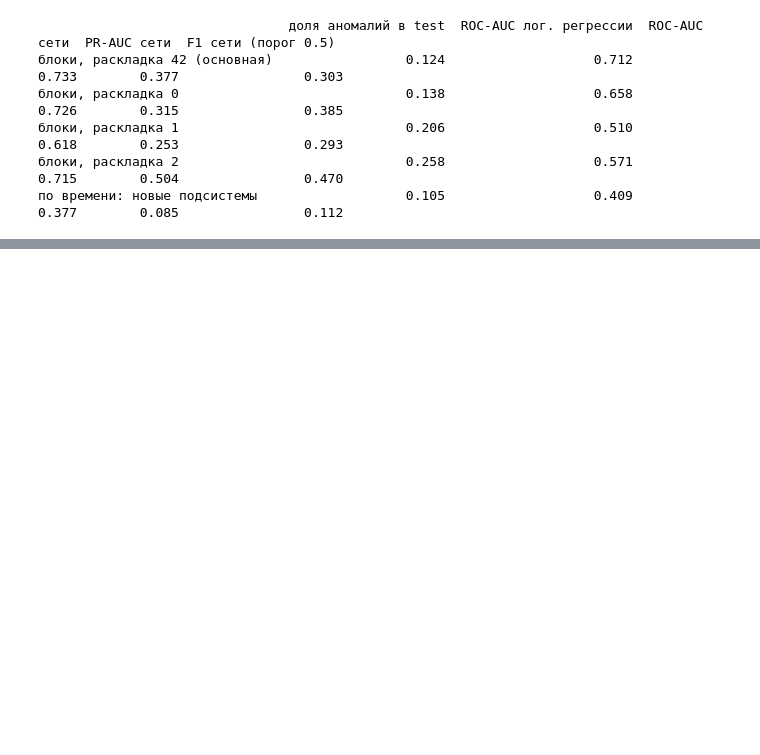
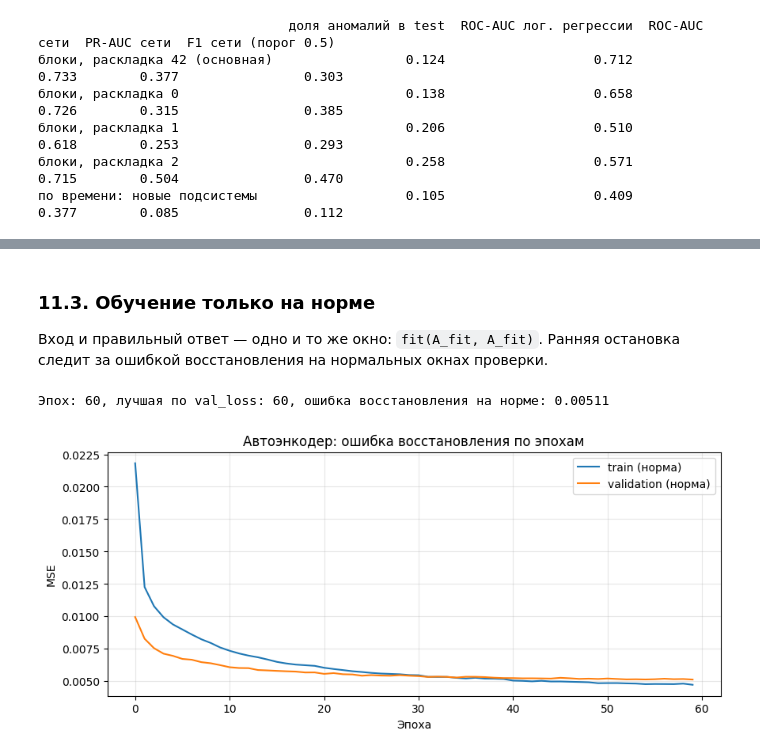
Before and after one commit to knfwsss/kadry-dlya-kosmosa, a Jupyter notebook: lab02_TensorFlow_v2/lab2_classification_nn.ipynb, the cells around one changed output, grey strips where cells are left out. Saved outputs shown, nothing was run; the diff lists cells and outputs as text; code cells hidden in the pictures; blank space fills up the shorter version.

Commit message:
Добавить автоэнкодер в ЛР2 v2 отдельным ноутбуком
Доп. задание: обучение только на нормальной телеметрии SMAP_train, детекция по ошибке восстановления; обновлён основной ноутбук и README.

```diff
--- a/lab02_TensorFlow_v2/lab2_classification_nn.ipynb
+++ b/lab02_TensorFlow_v2/lab2_classification_nn.ipynb
@@ -789,0 +841,19 @@ print(robust.round(3))
+# %%
+# Лукавенко. Автоэнкодер: кодер сжимает окно до 16 чисел, декодер восстанавливает
+def build_autoencoder(n_in):
+    model = Sequential([
+        Input(shape=(n_in,)),             # вход: окно 1250 чисел
+        Dense(256, activation="relu"),    # кодер: 1250 -> 256
+        Dense(64, activation="relu"),     # кодер: 256 -> 64
+        Dense(16, activation="relu"),     # код — «узкое горлышко»: окно описано 16 числами
+        Dense(64, activation="relu"),     # декодер: 16 -> 64
+        Dense(256, activation="relu"),    # декодер: 64 -> 256
+        Dense(n_in),                      # выход: восстановленное окно 1250 чисел, линейная активация
+    ])
+    model.compile(optimizer="adam", loss="mse")   # учим выход повторять вход
+    return model
+
+
+keras.utils.set_random_seed(SEED)                 # повторяемая случайность
+autoencoder = build_autoencoder(A_fit.shape[1])
+autoencoder.summary()
@@ -789,0 +878,25 @@ print(robust.round(3))
+# %% [markdown]
+### 11.3. Обучение только на норме
+
+Вход и правильный ответ — одно и то же окно: `fit(A_fit, A_fit)`. Ранняя остановка следит за ошибкой восстановления на нормальных окнах проверки.
+# %%
+# Лукавенко. Обучение автоэнкодера: на входе и на выходе одно и то же нормальное окно
+ae_history = autoencoder.fit(
+    A_fit, A_fit,                                   # учимся восстанавливать вход
+    validation_data=(A_val, A_val),                 # проверка на нормальных окнах
+    epochs=60,                                      # не больше 60 проходов
+    batch_size=64,                                  # шаг после каждых 64 окон
+    callbacks=[EarlyStopping(monitor="val_loss", patience=8, restore_best_weights=True)],
+    verbose=0,
+)
+ae_best = int(np.argmin(ae_history.history["val_loss"])) + 1
+print(f"Эпох: {len(ae_history.history['loss'])}, лучшая по val_loss: {ae_best}, "
+      f"ошибка восстановления на норме: {min(ae_history.history['val_loss']):.5f}")
+
+plt.plot(ae_history.history["loss"], label="train (норма)")
+plt.plot(ae_history.history["val_loss"], label="validation (норма)")
+plt.title("Автоэнкодер: ошибка восстановления по эпохам"); plt.xlabel("Эпоха"); plt.ylabel("MSE")
+plt.legend(); plt.grid(True, alpha=0.3); plt.show()
+# %% [output]
+Эпох: 60, лучшая по val_loss: 60, ошибка восстановления на норме: 0.00511
+[figure, added]
```
Also changed, not shown: parts of 14 cells of this notebook, 2 other files.
